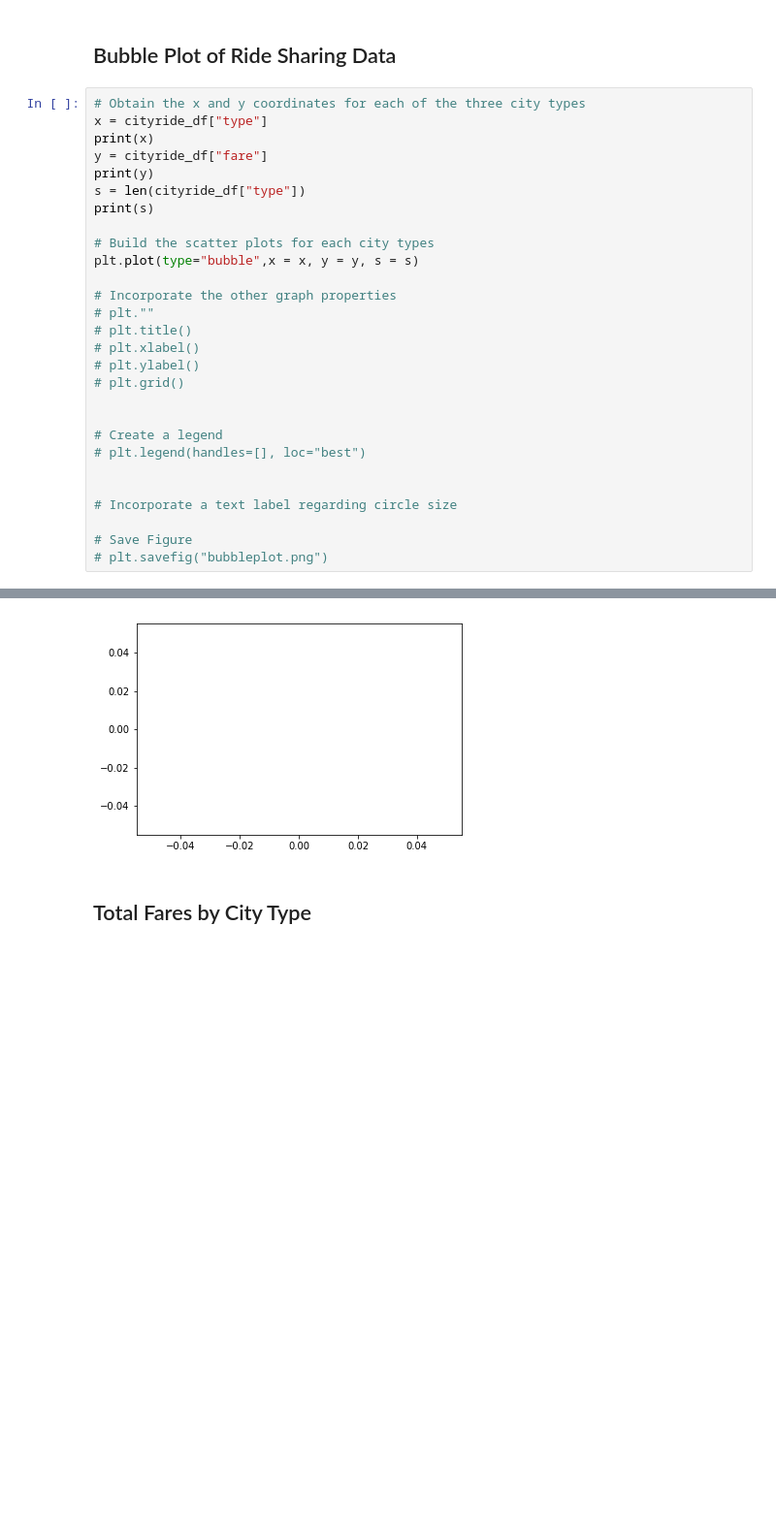
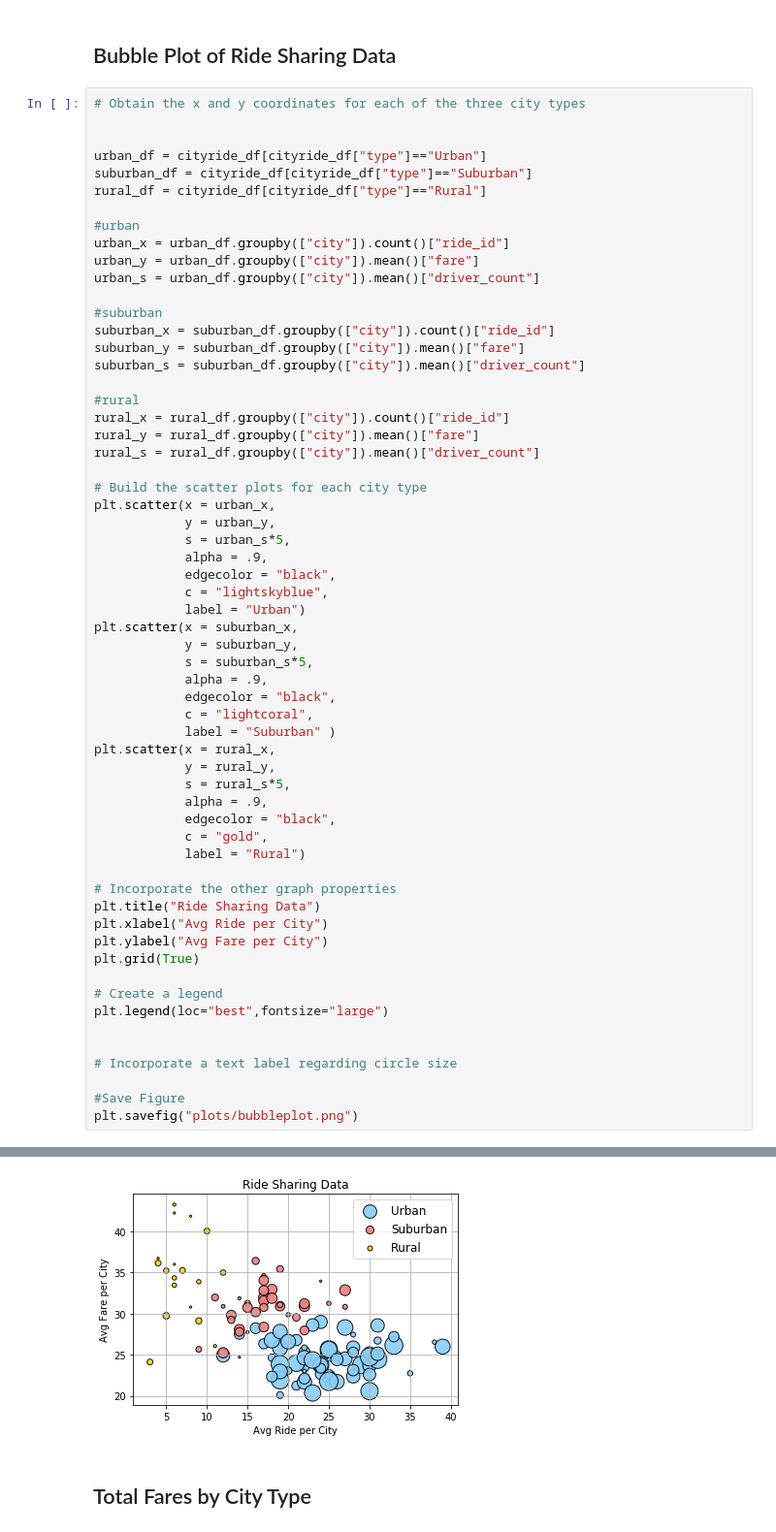
Before and after one commit to nsetnik0703/Homework-Matplotlib, a Jupyter notebook: Pyber/pyber_NS.ipynb, the cells around one changed output, grey strips where cells are left out. Shown at 97% size. Cells and saved outputs as stored; diff of their text form; blank space fills up the shorter version.

```diff
--- a/Pyber/pyber_starter.ipynb
+++ b/Pyber/pyber_NS.ipynb
@@ -32,30 +32,62 @@ Name: type, dtype: int64
 ## Bubble Plot of Ride Sharing Data
 # %%
 # Obtain the x and y coordinates for each of the three city types
-x = cityride_df["type"]
-print(x)
-y = cityride_df["fare"]
-print(y)
-s = len(cityride_df["type"])
-print(s)
 
-# Build the scatter plots for each city types
-plt.plot(type="bubble",x = x, y = y, s = s)
+
+urban_df = cityride_df[cityride_df["type"]=="Urban"]
+suburban_df = cityride_df[cityride_df["type"]=="Suburban"]
+rural_df = cityride_df[cityride_df["type"]=="Rural"]
+
+#urban
+urban_x = urban_df.groupby(["city"]).count()["ride_id"]
+urban_y = urban_df.groupby(["city"]).mean()["fare"]
+urban_s = urban_df.groupby(["city"]).mean()["driver_count"]
+
+#suburban
+suburban_x = suburban_df.groupby(["city"]).count()["ride_id"]
+suburban_y = suburban_df.groupby(["city"]).mean()["fare"]
+suburban_s = suburban_df.groupby(["city"]).mean()["driver_count"]
+
+#rural
+rural_x = rural_df.groupby(["city"]).count()["ride_id"]
+rural_y = rural_df.groupby(["city"]).mean()["fare"]
+rural_s = rural_df.groupby(["city"]).mean()["driver_count"]
+
+# Build the scatter plots for each city type
+plt.scatter(x = urban_x,
+            y = urban_y,
+            s = urban_s*5,
+            alpha = .9,
+            edgecolor = "black",
+            c = "lightskyblue",
+            label = "Urban")
+plt.scatter(x = suburban_x,
+            y = suburban_y,
+            s = suburban_s*5,
+            alpha = .9,
+            edgecolor = "black",
+            c = "lightcoral",
+            label = "Suburban" )
+plt.scatter(x = rural_x,
+            y = rural_y,
+            s = rural_s*5,
+            alpha = .9,
+            edgecolor = "black",
+            c = "gold",
+            label = "Rural")
 
 # Incorporate the other graph properties
-# plt.""
-# plt.title()
-# plt.xlabel()
-# plt.ylabel()
-# plt.grid()
-
+plt.title("Ride Sharing Data")
+plt.xlabel("Avg Ride per City")
+plt.ylabel("Avg Fare per City")
+plt.grid(True)
 
 # Create a legend
-# plt.legend(handles=[], loc="best")
+plt.legend(loc="best",fontsize="large")
 
 
 # Incorporate a text label regarding circle size
 
-# Save Figure
-# plt.savefig("bubbleplot.png")
+#Save Figure
+plt.savefig("plots/bubbleplot.png")
 # %% [output]
@@ -80,4 +94,4 @@ Name: fare, Length: 2375, dtype: float64
-[figure, old version]
+[figure, new version]
 # %% [markdown]
 ## Total Fares by City Type
 # %%
```
Also changed, not shown: parts of 1 cell of this notebook, 3 other files.
